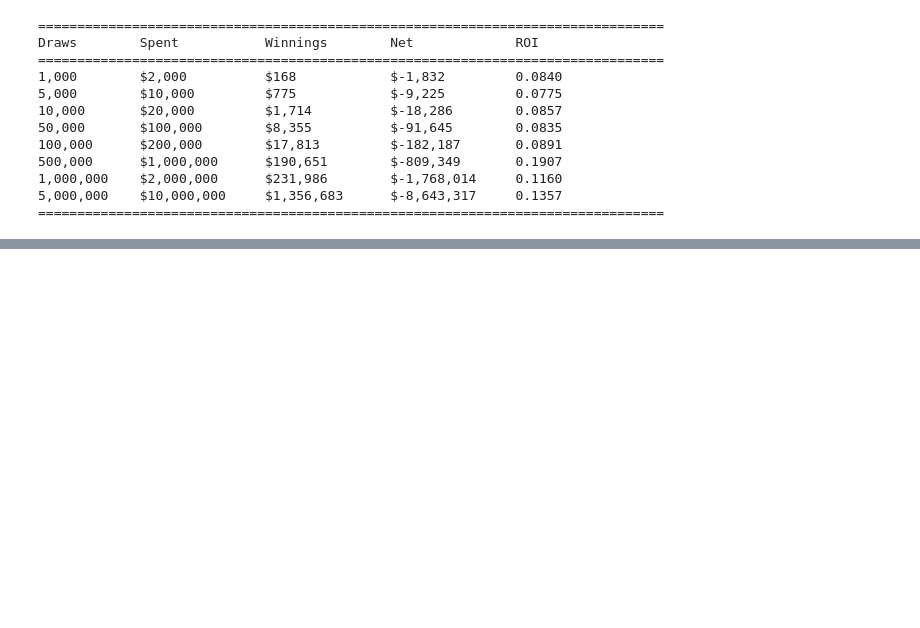
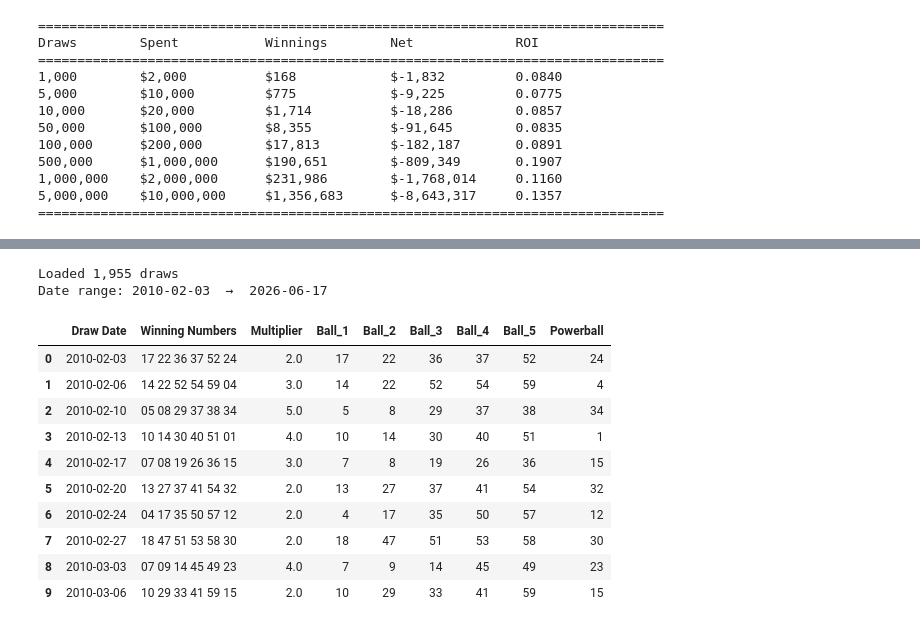
Before and after one commit to juileebhosale/Lottery_Simulator, a Jupyter notebook: Lottery Simulator.ipynb, the cells around one changed output, grey strips where cells are left out. Saved outputs shown, nothing was run; the diff lists cells and outputs as text; code cells hidden in the pictures; blank space fills up the shorter version.

```diff
--- a/Lottery Simulator.ipynb
+++ b/Lottery Simulator.ipynb
@@ -303,0 +308,35 @@ Draws        Spent           Winnings        Net             ROI
+# %%
+import pandas as pd
+import matplotlib.pyplot as plt
+import numpy as np
+
+# Load historical Powerball data directly from data.gov (no download needed)
+url = "https://data.ny.gov/api/views/d6yy-54nr/rows.csv?accessType=DOWNLOAD"
+df = pd.read_csv(url)
+
+# Parse draw date
+df['Draw Date'] = pd.to_datetime(df['Draw Date'])
+
+# 'Winning Numbers' is space-separated: first 5 are main balls, 6th is the Powerball
+splits = df['Winning Numbers'].str.strip().str.split(r'\s+', expand=True).astype(int)
+df[['Ball_1', 'Ball_2', 'Ball_3', 'Ball_4', 'Ball_5', 'Powerball']] = splits[[0, 1, 2, 3, 4, 5]]
+
+df = df.sort_values('Draw Date').reset_index(drop=True)
+
+print(f"Loaded {len(df):,} draws")
+print(f"Date range: {df['Draw Date'].min().date()}  →  {df['Draw Date'].max().date()}")
+df[['Draw Date', 'Winning Numbers', 'Multiplier', 'Ball_1', 'Ball_2', 'Ball_3', 'Ball_4', 'Ball_5', 'Powerball']].head(10)
+# %% [output]
+Loaded 1,955 draws
+Date range: 2010-02-03  →  2026-06-17
+|  | Draw Date | Winning Numbers | Multiplier | Ball_1 | Ball_2 | Ball_3 | Ball_4 | Ball_5 | Powerball |
+| 0 | 2010-02-03 | 17 22 36 37 52 24 | 2.0 | 17 | 22 | 36 | 37 | 52 | 24 |
+| 1 | 2010-02-06 | 14 22 52 54 59 04 | 3.0 | 14 | 22 | 52 | 54 | 59 | 4 |
+| 2 | 2010-02-10 | 05 08 29 37 38 34 | 5.0 | 5 | 8 | 29 | 37 | 38 | 34 |
+| 3 | 2010-02-13 | 10 14 30 40 51 01 | 4.0 | 10 | 14 | 30 | 40 | 51 | 1 |
+| 4 | 2010-02-17 | 07 08 19 26 36 15 | 3.0 | 7 | 8 | 19 | 26 | 36 | 15 |
+| 5 | 2010-02-20 | 13 27 37 41 54 32 | 2.0 | 13 | 27 | 37 | 41 | 54 | 32 |
+| 6 | 2010-02-24 | 04 17 35 50 57 12 | 2.0 | 4 | 17 | 35 | 50 | 57 | 12 |
+| 7 | 2010-02-27 | 18 47 51 53 58 30 | 2.0 | 18 | 47 | 51 | 53 | 58 | 30 |
+| 8 | 2010-03-03 | 07 09 14 45 49 23 | 4.0 | 7 | 9 | 14 | 45 | 49 | 23 |
+| 9 | 2010-03-06 | 10 29 33 41 59 15 | 2.0 | 10 | 29 | 33 | 41 | 59 | 15 |
```
Also changed, not shown: parts of 11 cells of this notebook.
